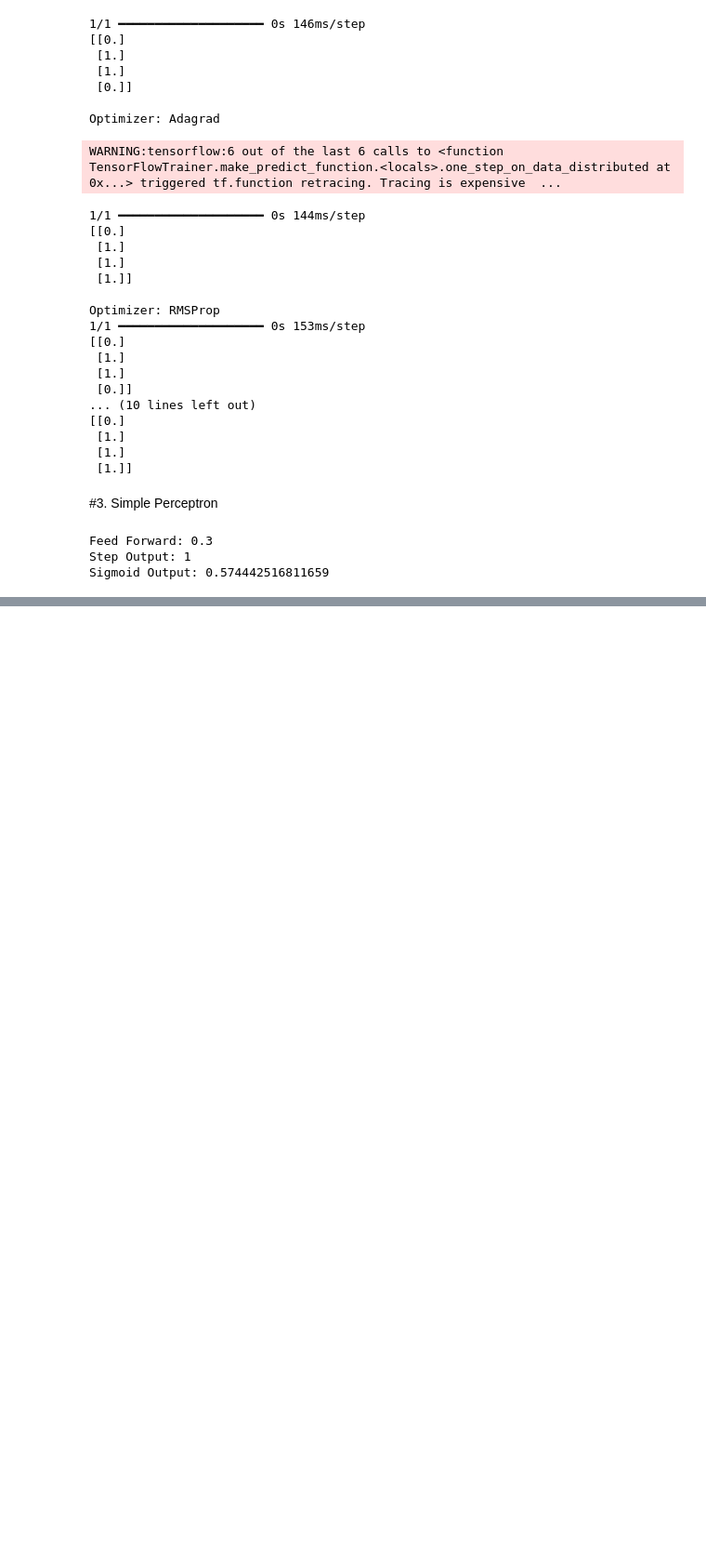
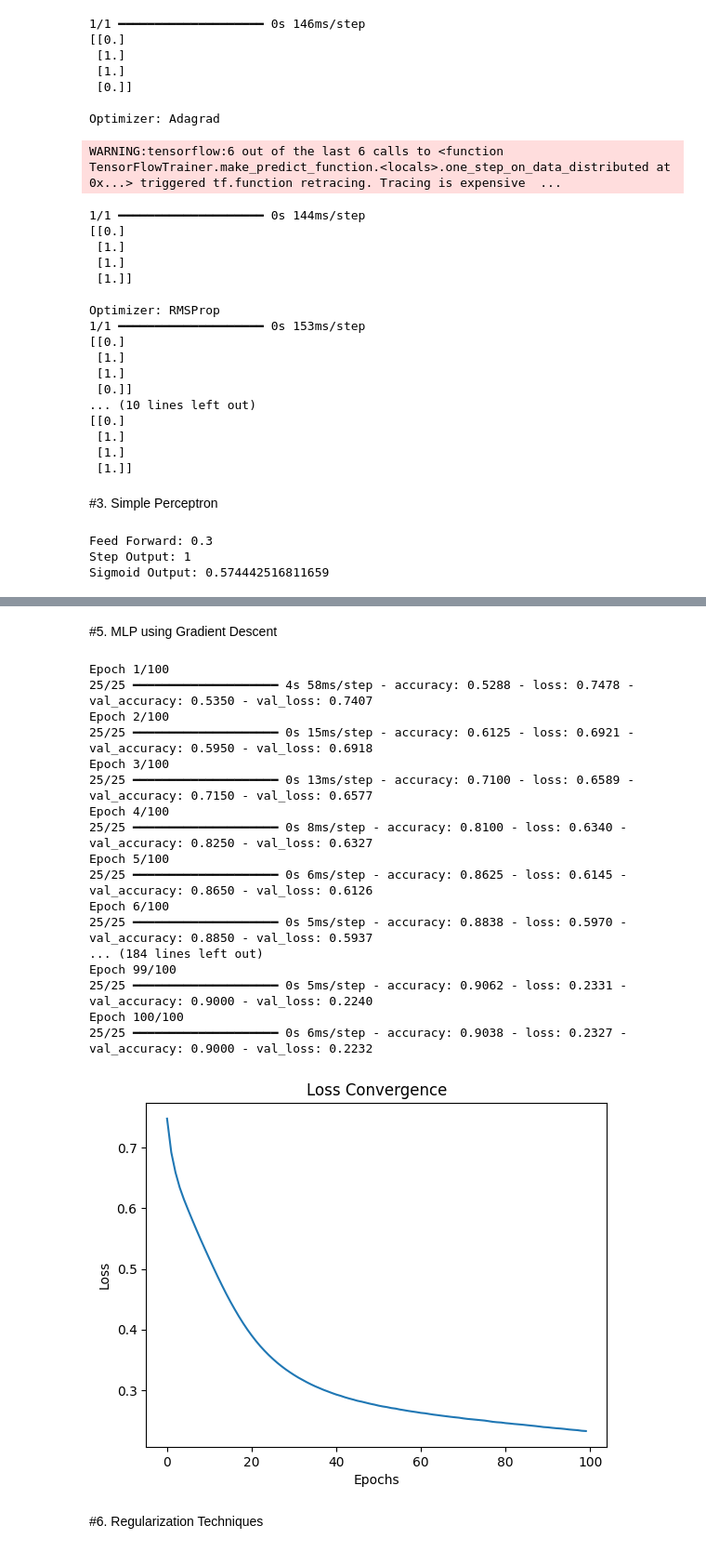
Before and after one commit to KeerthanaSistla/Sem6DeepLearning, a Jupyter notebook: DLExternal.ipynb, the cells around one changed output, grey strips where cells are left out. Shown at 93% size. Cells and saved outputs as stored; diff of their text form; code cells hidden in the pictures; blank space fills up the shorter version.

```diff
--- a/DLExternal.ipynb
+++ b/DLExternal.ipynb
@@ -220,0 +265,59 @@ Sigmoid Output: 0.574442516811659
+# %% [markdown]
+#5. MLP using Gradient Descent
+# %%
+import tensorflow as tf
+import matplotlib.pyplot as plt
+from sklearn.datasets import make_moons
+from sklearn.model_selection import train_test_split
+
+X,y = make_moons(n_samples=1000,noise=0.2)
+
+X_train,X_test,y_train,y_test = train_test_split(
+    X,y,test_size=0.2
+)
+
+model = tf.keras.Sequential([
+    tf.keras.layers.Dense(16,activation='relu'),
+    tf.keras.layers.Dense(8,activation='relu'),
+    tf.keras.layers.Dense(1,activation='sigmoid')
+])
+
+model.compile(
+    optimizer=tf.keras.optimizers.SGD(0.01),
+    loss='binary_crossentropy',
+    metrics=['accuracy']
+)
+
+history = model.fit(
+    X_train,
+    y_train,
+    epochs=100,
+    validation_data=(X_test,y_test)
+)
+
+plt.plot(history.history['loss'])
+plt.title("Loss Convergence")
+plt.xlabel("Epochs")
+plt.ylabel("Loss")
+plt.show()
+# %% [output]
+Epoch 1/100
+25/25 ━━━━━━━━━━━━━━━━━━━━ 4s 58ms/step - accuracy: 0.5288 - loss: 0.7478 - val_accuracy: 0.5350 - val_loss: 0.7407
+Epoch 2/100
+25/25 ━━━━━━━━━━━━━━━━━━━━ 0s 15ms/step - accuracy: 0.6125 - loss: 0.6921 - val_accuracy: 0.5950 - val_loss: 0.6918
+Epoch 3/100
+25/25 ━━━━━━━━━━━━━━━━━━━━ 0s 13ms/step - accuracy: 0.7100 - loss: 0.6589 - val_accuracy: 0.7150 - val_loss: 0.6577
+Epoch 4/100
+25/25 ━━━━━━━━━━━━━━━━━━━━ 0s 8ms/step - accuracy: 0.8100 - loss: 0.6340 - val_accuracy: 0.8250 - val_loss: 0.6327
+Epoch 5/100
+25/25 ━━━━━━━━━━━━━━━━━━━━ 0s 6ms/step - accuracy: 0.8625 - loss: 0.6145 - val_accuracy: 0.8650 - val_loss: 0.6126
+Epoch 6/100
+25/25 ━━━━━━━━━━━━━━━━━━━━ 0s 5ms/step - accuracy: 0.8838 - loss: 0.5970 - val_accuracy: 0.8850 - val_loss: 0.5937
+... (184 lines left out)
+Epoch 99/100
+25/25 ━━━━━━━━━━━━━━━━━━━━ 0s 5ms/step - accuracy: 0.9062 - loss: 0.2331 - val_accuracy: 0.9000 - val_loss: 0.2240
+Epoch 100/100
+25/25 ━━━━━━━━━━━━━━━━━━━━ 0s 6ms/step - accuracy: 0.9038 - loss: 0.2327 - val_accuracy: 0.9000 - val_loss: 0.2232
+[figure, added]
+# %% [markdown]
+#6. Regularization Techniques
```
Also changed, not shown: parts of 34 cells of this notebook.
